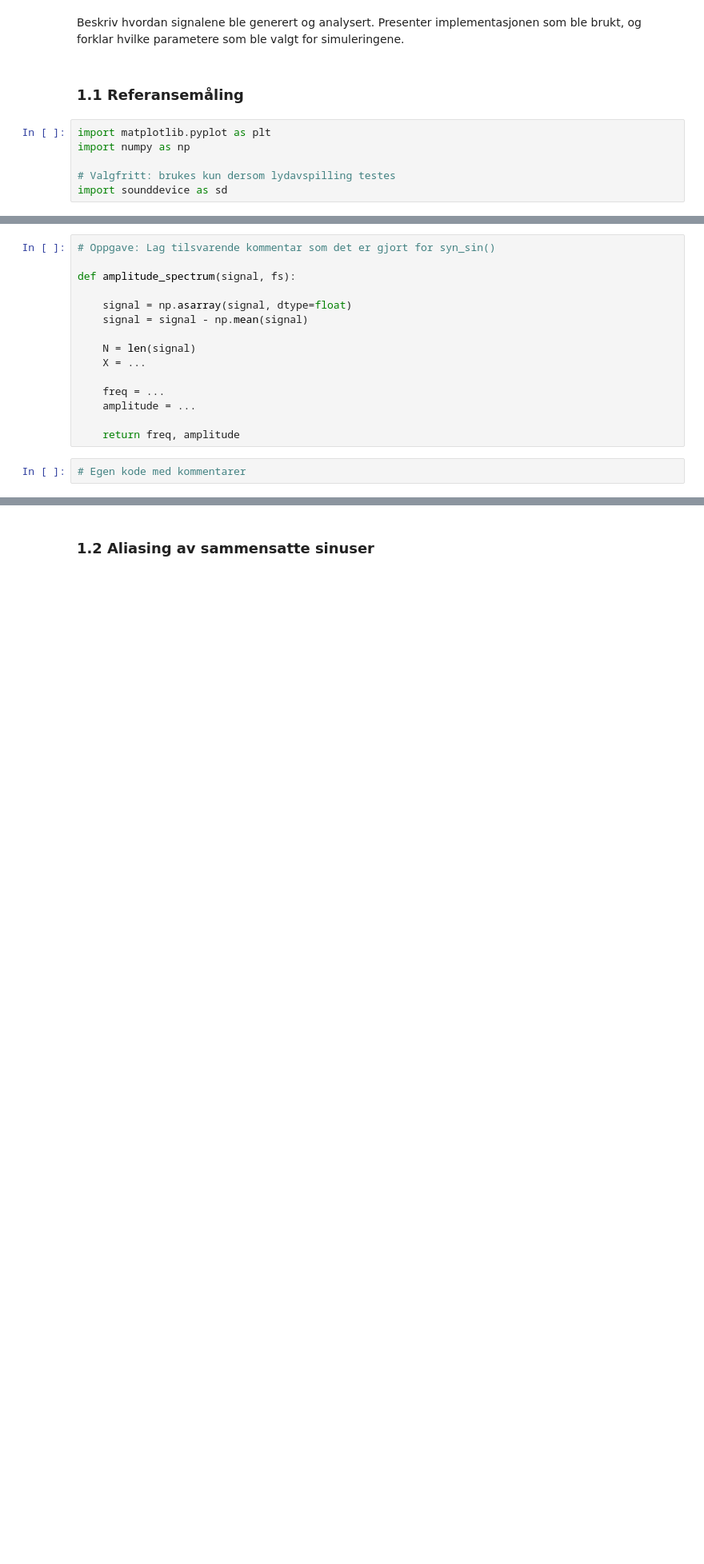
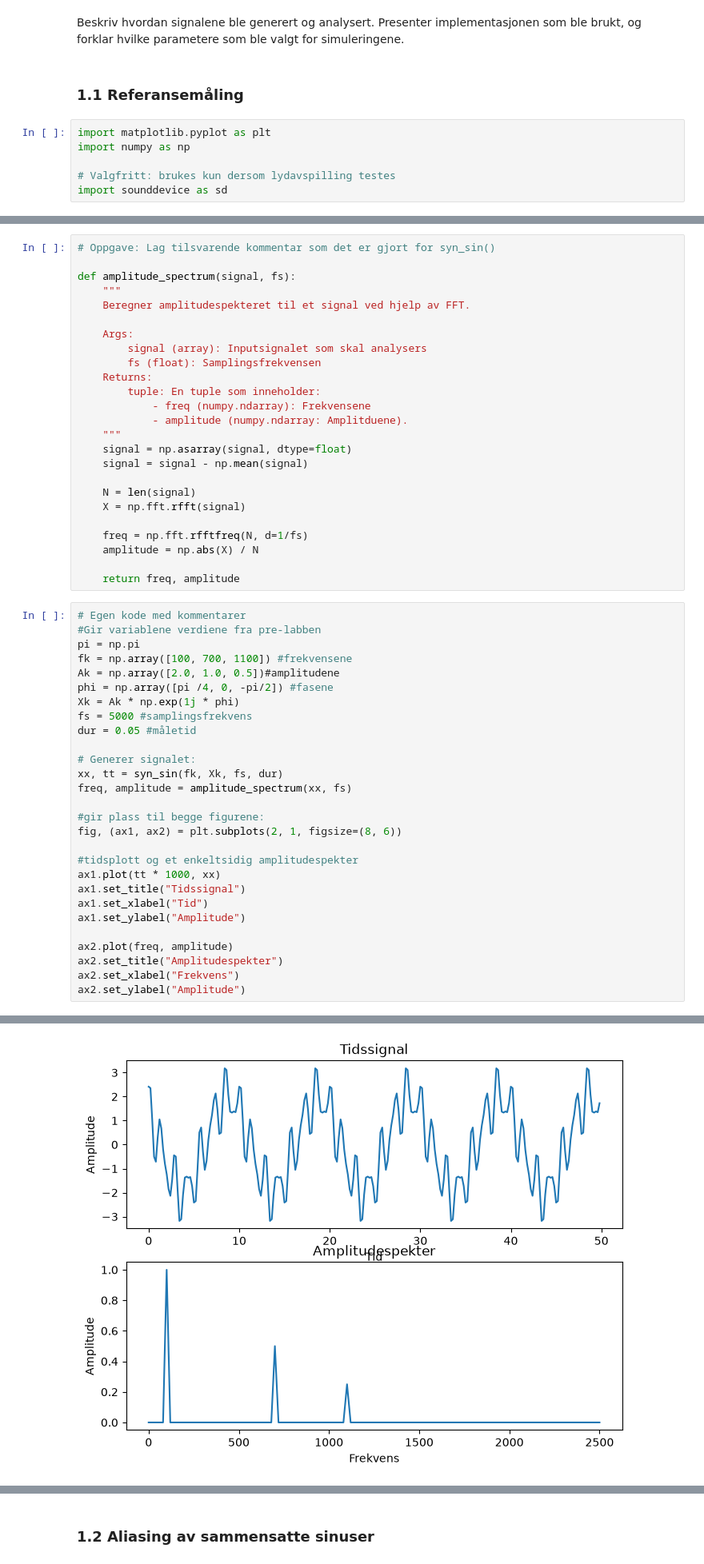
Before and after one commit to andrevdal/PHYS116_lab1, a Jupyter notebook: lab1_rapport.ipynb, the cells around one changed output, grey strips where cells are left out. Shown at 80% size. Cells and saved outputs as stored; diff of their text form; blank space fills up the shorter version.

```diff
--- a/lab1_rapport.ipynb
+++ b/lab1_rapport.ipynb
@@ -69,16 +72,53 @@ def syn_sin(fk, Xk, fs, dur, tstart=0.0):
 # Oppgave: Lag tilsvarende kommentar som det er gjort for syn_sin()
 
 def amplitude_spectrum(signal, fs):
+    """
+    Beregner amplitudespekteret til et signal ved hjelp av FFT.
 
+    Args:
+        signal (array): Inputsignalet som skal analysers
+        fs (float): Samplingsfrekvensen
+    Returns:
+        tuple: En tuple som inneholder:
+            - freq (numpy.ndarray): Frekvensene
+            - amplitude (numpy.ndarray: Amplitduene).
+    """
     signal = np.asarray(signal, dtype=float)
     signal = signal - np.mean(signal)
 
     N = len(signal)
-    X = ...
+    X = np.fft.rfft(signal)
 
-    freq = ...
-    amplitude = ...
+    freq = np.fft.rfftfreq(N, d=1/fs)
+    amplitude = np.abs(X) / N
 
     return freq, amplitude
 # %%
 # Egen kode med kommentarer
+#Gir variablene verdiene fra pre-labben
+pi = np.pi
+fk = np.array([100, 700, 1100]) #frekvensene
+Ak = np.array([2.0, 1.0, 0.5])#amplitudene
+phi = np.array([pi /4, 0, -pi/2]) #fasene
+Xk = Ak * np.exp(1j * phi)
+fs = 5000 #samplingsfrekvens
+dur = 0.05 #måletid
+
+# Generer signalet:
+xx, tt = syn_sin(fk, Xk, fs, dur)
+freq, amplitude = amplitude_spectrum(xx, fs)
+
+#gir plass til begge figurene:
+fig, (ax1, ax2) = plt.subplots(2, 1, figsize=(8, 6))
+
+#tidsplott og et enkeltsidig amplitudespekter
+ax1.plot(tt * 1000, xx)
+ax1.set_title("Tidssignal")
+ax1.set_xlabel("Tid")
+ax1.set_ylabel("Amplitude")
+
+ax2.plot(freq, amplitude)
+ax2.set_title("Amplitudespekter")
+ax2.set_xlabel("Frekvens")
+ax2.set_ylabel("Amplitude")
+# %% [output]
@@ -84,0 +126 @@ def amplitude_spectrum(signal, fs):
+[figure, added]
```
Also changed, not shown: parts of 6 cells of this notebook.
